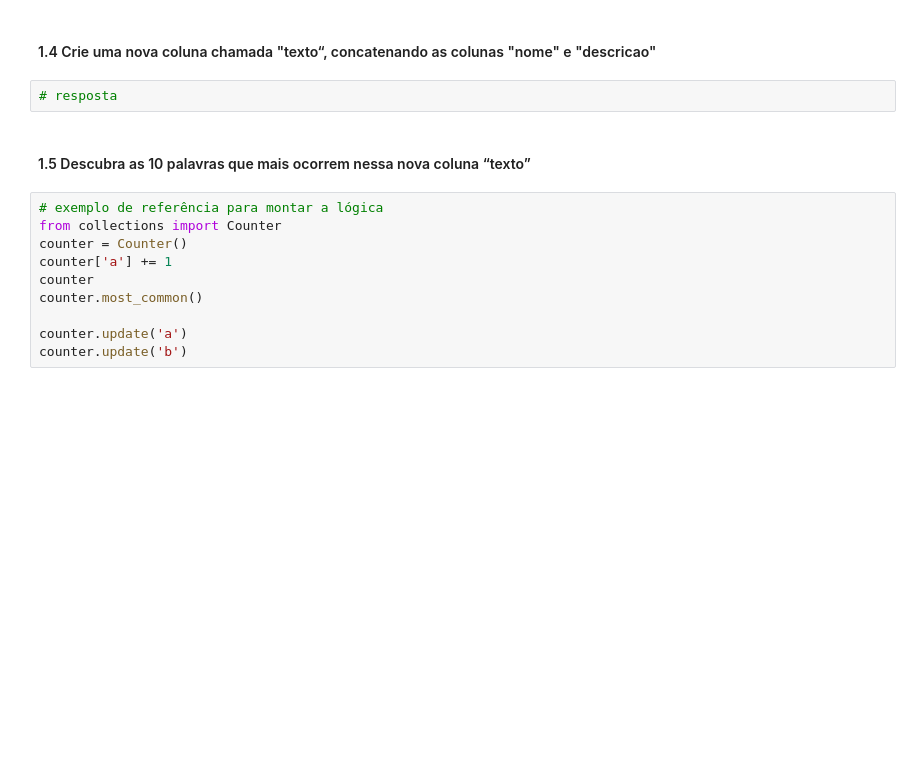
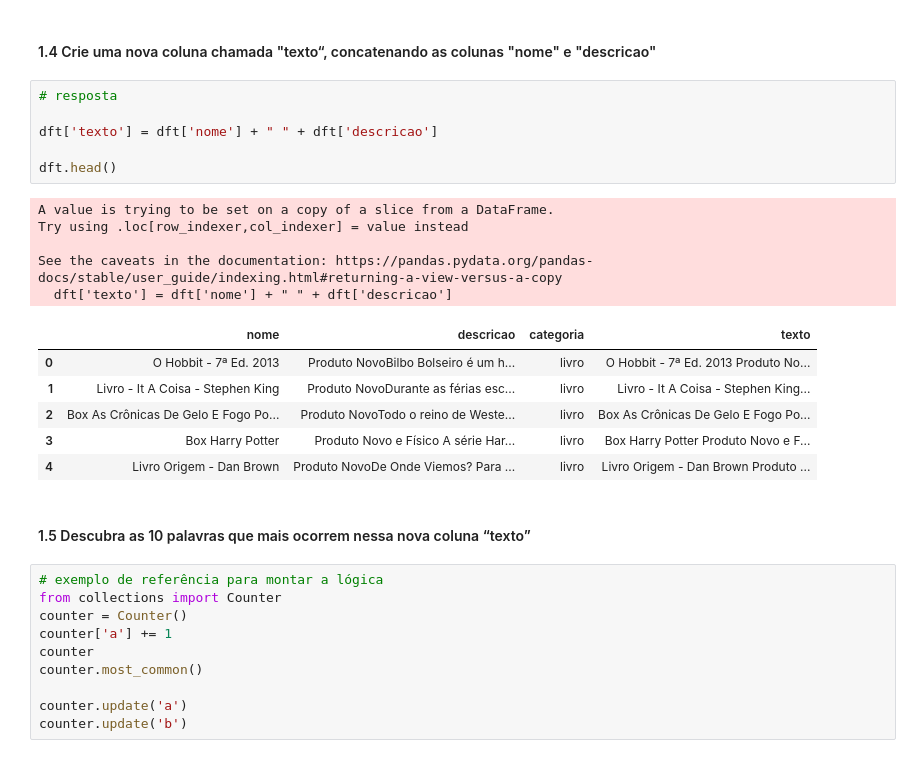
Before and after one commit to luzgui1/ds_mba, a Jupyter notebook: NLP/Aula_1_DTS_NLP_Introducao_demo/Aula_1_6_DTS_PLN_Exercícios.ipynb, the cells around one changed output. Drawn from its saved outputs; the diff is of its cells as text; blank space fills up the shorter version.

```diff
--- a/NLP/Aula_1_DTS_NLP_Introducao_demo/Aula_1_6_DTS_PLN_Exercícios.ipynb
+++ b/NLP/Aula_1_DTS_NLP_Introducao_demo/Aula_1_6_DTS_PLN_Exercícios.ipynb
@@ -26,7 +50,23 @@ df = pd.read_csv(
 # %% [markdown]
 #### 1.4 Crie uma nova coluna chamada "texto“, concatenando as colunas "nome" e "descricao"
-# %%
-# resposta
+# %%
+# resposta
+
+dft['texto'] = dft['nome'] + " " + dft['descricao']
+
+dft.head()
+# %% [output]
+A value is trying to be set on a copy of a slice from a DataFrame.
+Try using .loc[row_indexer,col_indexer] = value instead
+
+See the caveats in the documentation: https://pandas.pydata.org/pandas-docs/stable/user_guide/indexing.html#returning-a-view-versus-a-copy
+  dft['texto'] = dft['nome'] + " " + dft['descricao']
+|  | nome | descricao | categoria | texto |
+| 0 | O Hobbit - 7ª Ed. 2013 | Produto NovoBilbo Bolseiro é um h... | livro | O Hobbit - 7ª Ed. 2013 Produto No... |
+| 1 | Livro - It A Coisa - Stephen King | Produto NovoDurante as férias esc... | livro | Livro - It A Coisa - Stephen King... |
+| 2 | Box As Crônicas De Gelo E Fogo Po... | Produto NovoTodo o reino de Weste... | livro | Box As Crônicas De Gelo E Fogo Po... |
+| 3 | Box Harry Potter | Produto Novo e Físico A série Har... | livro | Box Harry Potter Produto Novo e F... |
+| 4 | Livro Origem - Dan Brown | Produto NovoDe Onde Viemos? Para ... | livro | Livro Origem - Dan Brown Produto ... |
 # %% [markdown]
 #### 1.5 Descubra as 10 palavras que mais ocorrem nessa nova coluna “texto”
 # %%
```
Also changed, not shown: parts of 10 cells of this notebook.
